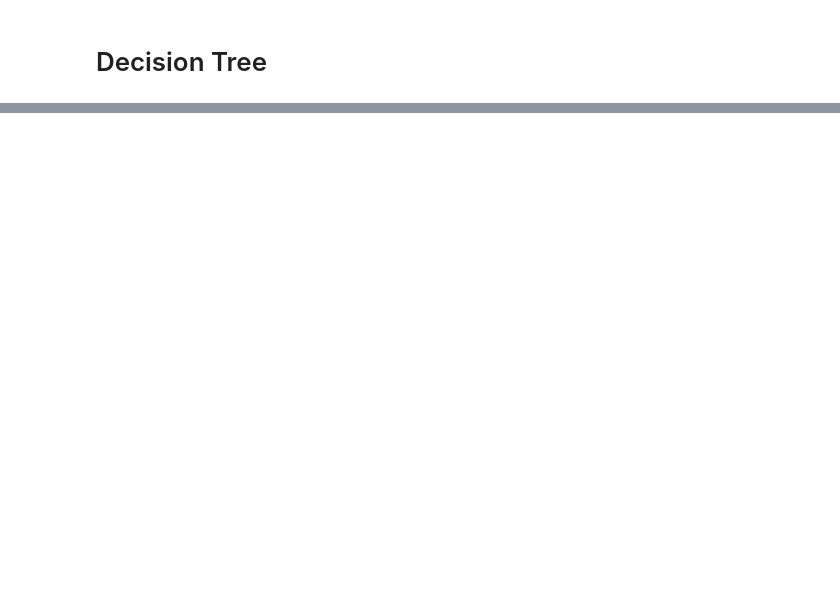
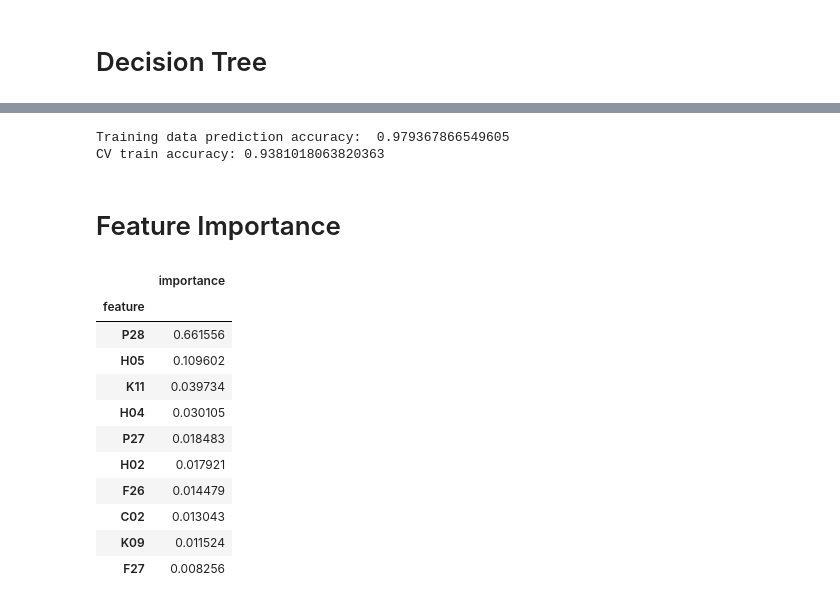
Before and after one commit to BobbyGerberick/Flatiron_Capstone, a Jupyter notebook: SETUPS_notebook_test.ipynb, the cells around one changed output, grey strips where cells are left out. Cells and saved outputs as stored; diff of their text form; code cells hidden in the pictures; blank space fills up the shorter version.

```diff
--- a/SETUPS_notebook_test.ipynb
+++ b/SETUPS_notebook_test.ipynb
@@ -225,7 +105,0 @@ X = X[categorical_columns + numerical_columns]
-# %%
-X_train, X_test, y_train, y_test = train_test_split(X, y, stratify=y, random_state=42)
-X_encoded = OHE.fit_transform(X)
-tree_clf = DecisionTreeClassifier(max_depth=5)
-tree_clf.fit(data_train, target_train)
-scores = cross_val_score(estimator=tree_clf, X=X_encoded, y=y, cv=5, n_jobs=4)
-scores_dict[key] = scores
@@ -258,0 +152,14 @@ array([0.97530864, 0.96790123, 0.97201646, 0.95884774, 0.97201646])
+# %%
+param_grid = {'classifier__criterion': ['gini', 'entropy', 'log_loss'],
+              'classifier__max_depth': [2, 4, 6, 8, 10, 12]
+             }
+
+gridsearch = GridSearchCV(estimator=tree_pipe,
+                          param_grid=param_grid,
+                          scoring='accuracy',
+                          cv=5,
+                          n_jobs = 3
+                         )
+# Fit the training data
+gridsearch.fit(X_train, y_train)
+# Print the accuracy on test set
@@ -258,0 +199,6 @@ array([0.97530864, 0.96790123, 0.97201646, 0.95884774, 0.97201646])
+# %%
+tree_pipe.set_params(classifier__criterion = gridsearch.best_params_['classifier__criterion'],
+                     classifier__max_depth = gridsearch.best_params_['classifier__max_depth'],
+                    )
+
+tree_pipe.fit(X_train, y_train)
@@ -258,0 +221,38 @@ array([0.97530864, 0.96790123, 0.97201646, 0.95884774, 0.97201646])
+# %%
+#Getting predictions from pipeline using training data
+y_pred = tree_pipe.predict(X_train)
+
+#Checking accuracy of predictions
+print(f"Training data prediction accuracy: ", accuracy_score(y_train, y_pred))
+
+#getting cross validation score for training data
+print(f"CV train accuracy: {cross_val_score(tree_pipe, X_train, y_train, cv=5, scoring = 'accuracy').mean()}")
+# %% [output]
+Training data prediction accuracy:  0.979367866549605
+CV train accuracy: 0.9381018063820363
+# %% [markdown]
+# Feature Importance
+# %%
+def get_feature_importances(pipe):
+    feature_names = pipe[:-1].get_feature_names_out()
+    feature_importances = pd.Series(pipe[-1].feature_importances_, index=feature_names).sort_values(ascending=True)
+    importances = feature_importances.to_frame(name = 'importance').reset_index().rename(columns={"index": "feature"})
+    importances['feature'] = importances['feature'].str.slice(0, 3)
+    importances = importances.groupby('feature').sum()
+    return importances
+# %%
+tree_importances = get_feature_importances(tree_pipe)
+tree_importances.nlargest(10, columns= 'importance')
+# %% [output]
+|  | importance |
+| feature |  |
+| P28 | 0.661556 |
+| H05 | 0.109602 |
+| K11 | 0.039734 |
+| H04 | 0.030105 |
+| P27 | 0.018483 |
+| H02 | 0.017921 |
+| F26 | 0.014479 |
+| C02 | 0.013043 |
+| K09 | 0.011524 |
+| F27 | 0.008256 |
```
Also changed, not shown: parts of 100 cells of this notebook, 1 other file.
